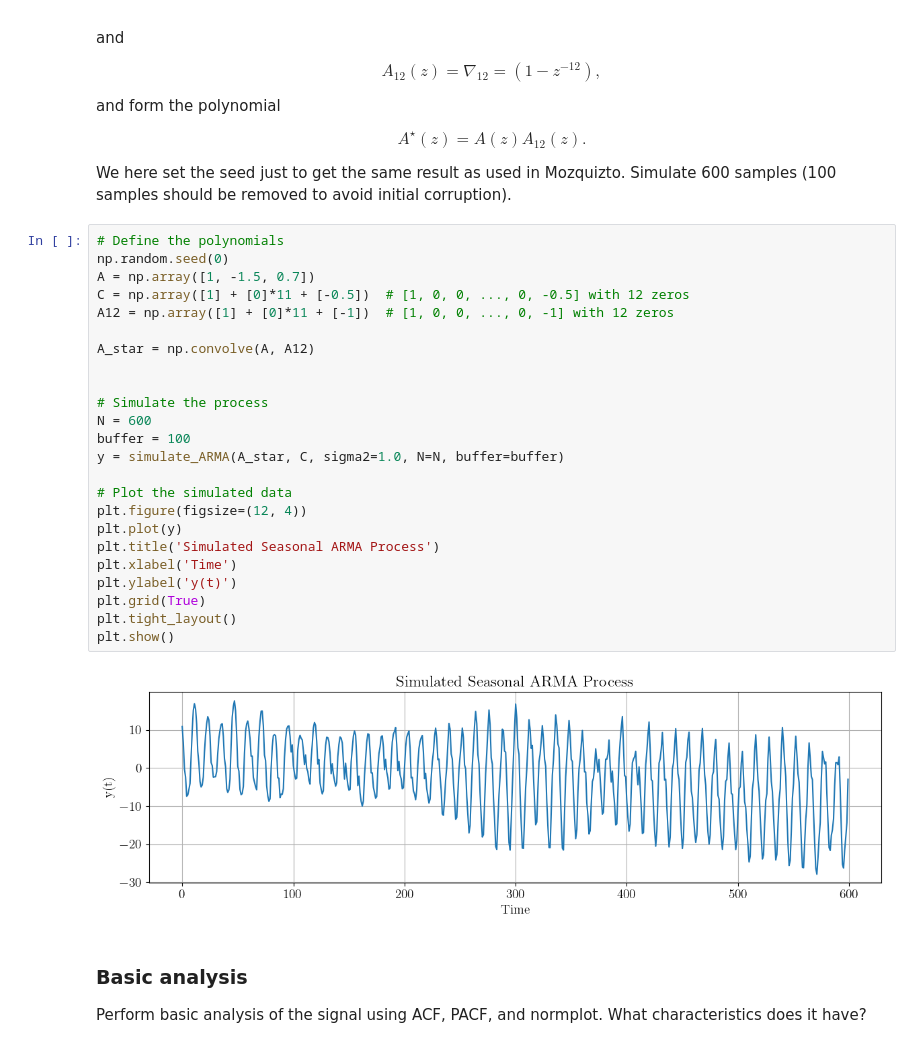
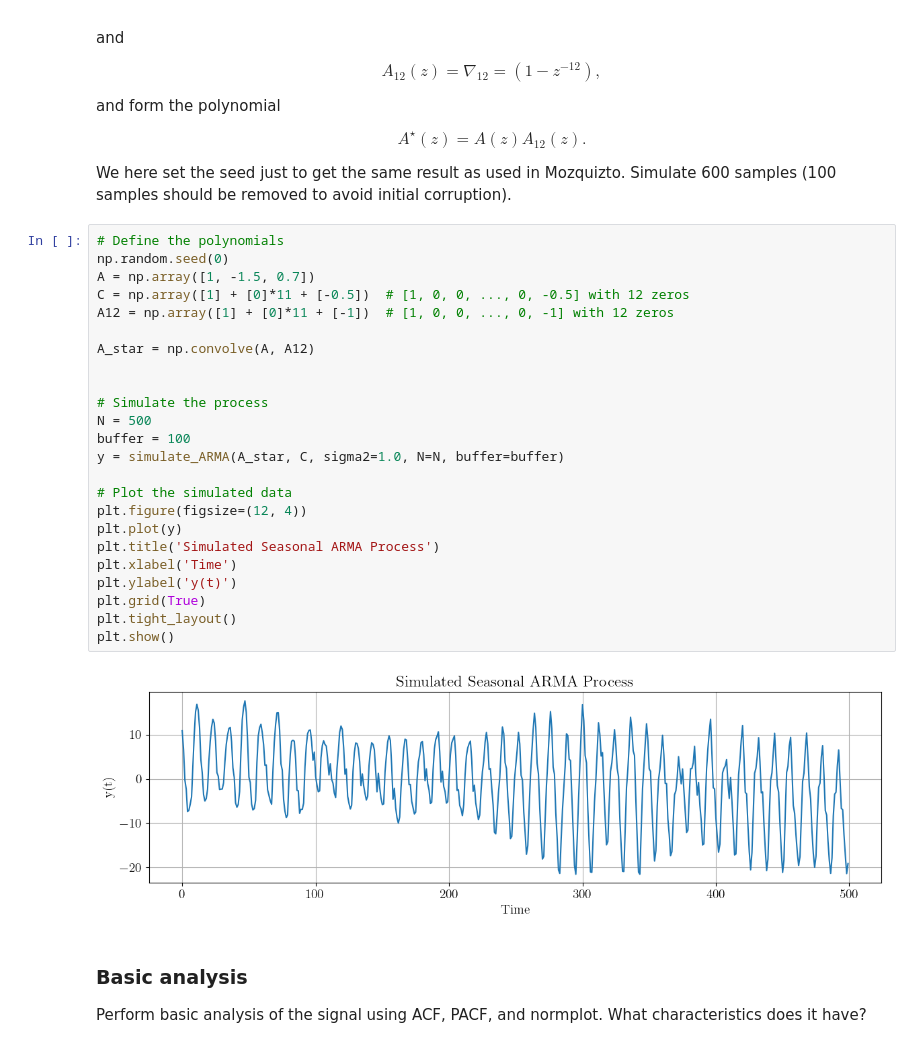
Before and after one commit to asifakhan09/MASM17-Time-series-analysis, a Jupyter notebook: Lab 1/lab1_johan.ipynb, the cells around one changed output. Saved outputs shown, nothing was run; the diff lists cells and outputs as text.

```diff
--- a/Lab 1/lab1_johan.ipynb
+++ b/Lab 1/lab1_johan.ipynb
@@ -505,29 +505,29 @@ We here set the seed just to get the same result as used in Mozquizto. Simulate
 # %%
 # Define the polynomials
 np.random.seed(0)
 A = np.array([1, -1.5, 0.7])
 C = np.array([1] + [0]*11 + [-0.5])  # [1, 0, 0, ..., 0, -0.5] with 12 zeros
 A12 = np.array([1] + [0]*11 + [-1])  # [1, 0, 0, ..., 0, -1] with 12 zeros
 
 A_star = np.convolve(A, A12)
 
 
 # Simulate the process
-N = 600
+N = 500
 buffer = 100
 y = simulate_ARMA(A_star, C, sigma2=1.0, N=N, buffer=buffer)
 
 # Plot the simulated data
 plt.figure(figsize=(12, 4))
 plt.plot(y)
 plt.title('Simulated Seasonal ARMA Process')
 plt.xlabel('Time')
 plt.ylabel('y(t)')
 plt.grid(True)
 plt.tight_layout()
 plt.show()
 # %% [output]
-[figure, old version]
+[figure, new version]
 # %% [markdown]
 ### Basic analysis
 
```
Also changed, not shown: parts of 9 cells of this notebook.
